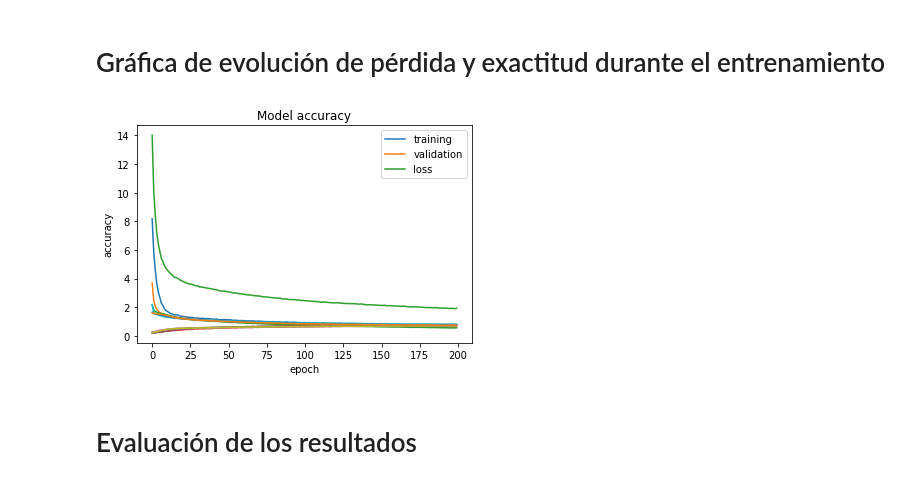
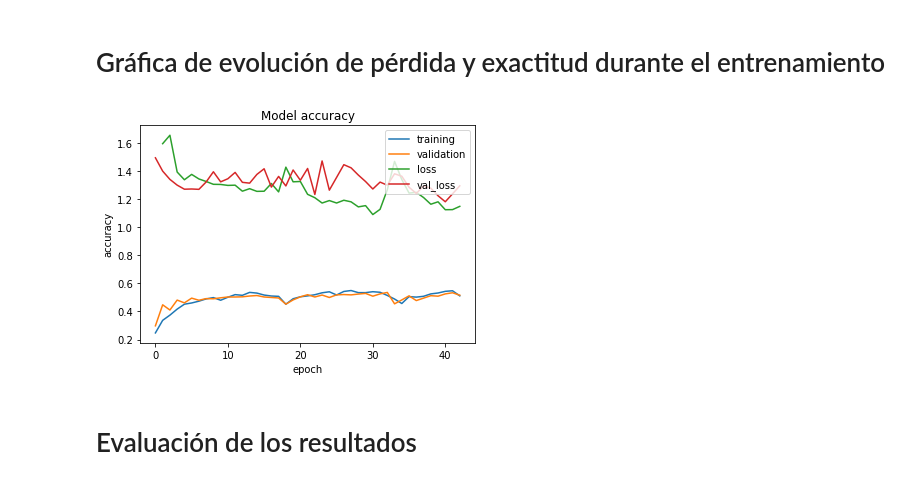
Before and after one commit to Isac-AS/FSI_Practica_Redes_Neuronales_Flores, a Jupyter notebook: fsi-practica-redesneuronales.ipynb, the cells around one changed output. Saved outputs shown, nothing was run; the diff lists cells and outputs as text; code cells hidden in the pictures.

```diff
--- a/fsi-practica-redesneuronales.ipynb
+++ b/fsi-practica-redesneuronales.ipynb
@@ -26,7 +26,7 @@ imshow(np.asarray(pil_im))
 # %% [markdown]
 # Carga del dataset
 # %%
-image_size = (224, 224)
+image_size = (175, 175)
 batch_size = 32
 
 train_ds = tf.keras.preprocessing.image_dataset_from_directory(
@@ -195,9 +104,9 @@ plot_model(model, to_file='model_plot.png', show_shapes=True,
 # %%
 from keras.callbacks import EarlyStopping
 
-epochs = 200
+epochs = 150
 
-es = EarlyStopping(monitor='val_accuracy', mode='max', verbose=1, patience=15,
+es = EarlyStopping(monitor='val_accuracy', mode='max', verbose=1, patience=10,
                    restore_best_weights=True)
 
 h = model.fit(
@@ -229,31 +138,17 @@ Epoch 200/200
 # %%
 import matplotlib.pyplot as plt
 
-plt.plot(h.history['dense_26_loss'])
-plt.plot(h.history['dense_28_loss'])
-plt.plot(h.history['dense_29_loss'])
-
-plt.plot(h.history['dense_26_accuracy'])
-plt.plot(h.history['dense_28_accuracy'])
-plt.plot(h.history['dense_29_accuracy'])
-
-plt.plot(h.history['val_dense_26_accuracy'])
-plt.plot(h.history['val_dense_28_accuracy'])
-plt.plot(h.history['val_dense_29_accuracy'])
-
-plt.plot(h.history['val_dense_26_loss'])
-plt.plot(h.history['val_dense_28_loss'])
-plt.plot(h.history['val_dense_29_loss'])
-
+plt.plot(h.history['accuracy'])
+plt.plot(h.history['val_accuracy'])
 plt.plot(h.history['loss'])
-
+plt.plot(h.history['val_loss'])
 plt.title('Model accuracy')
 plt.ylabel('accuracy')
 plt.xlabel('epoch')
-plt.legend(['training', 'validation','loss'], loc='upper right')
+plt.legend(['training', 'validation','loss', 'val_loss'], loc='upper right')
 plt.show()
 # %% [output]
-[figure, old version]
+[figure, new version]
 # %% [markdown]
 # Evaluación de los resultados
 # %%
```
Also changed, not shown: parts of 10 cells of this notebook.
